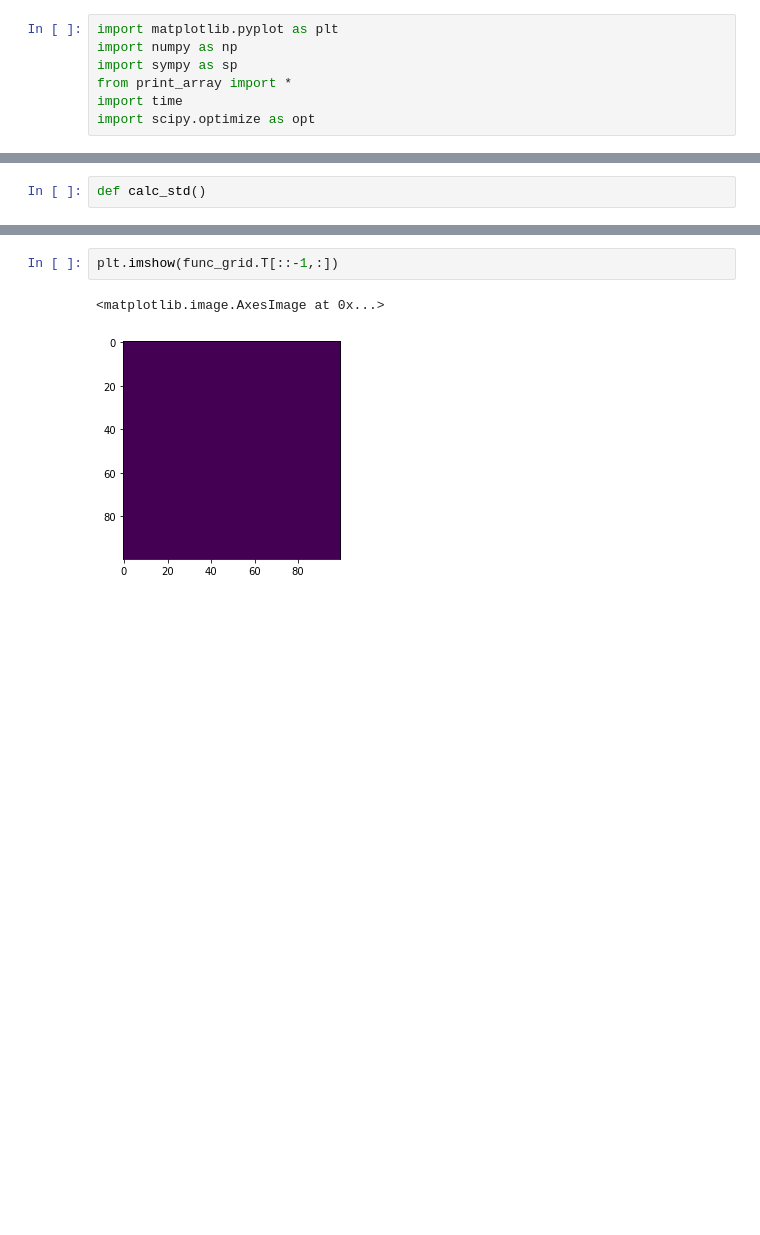
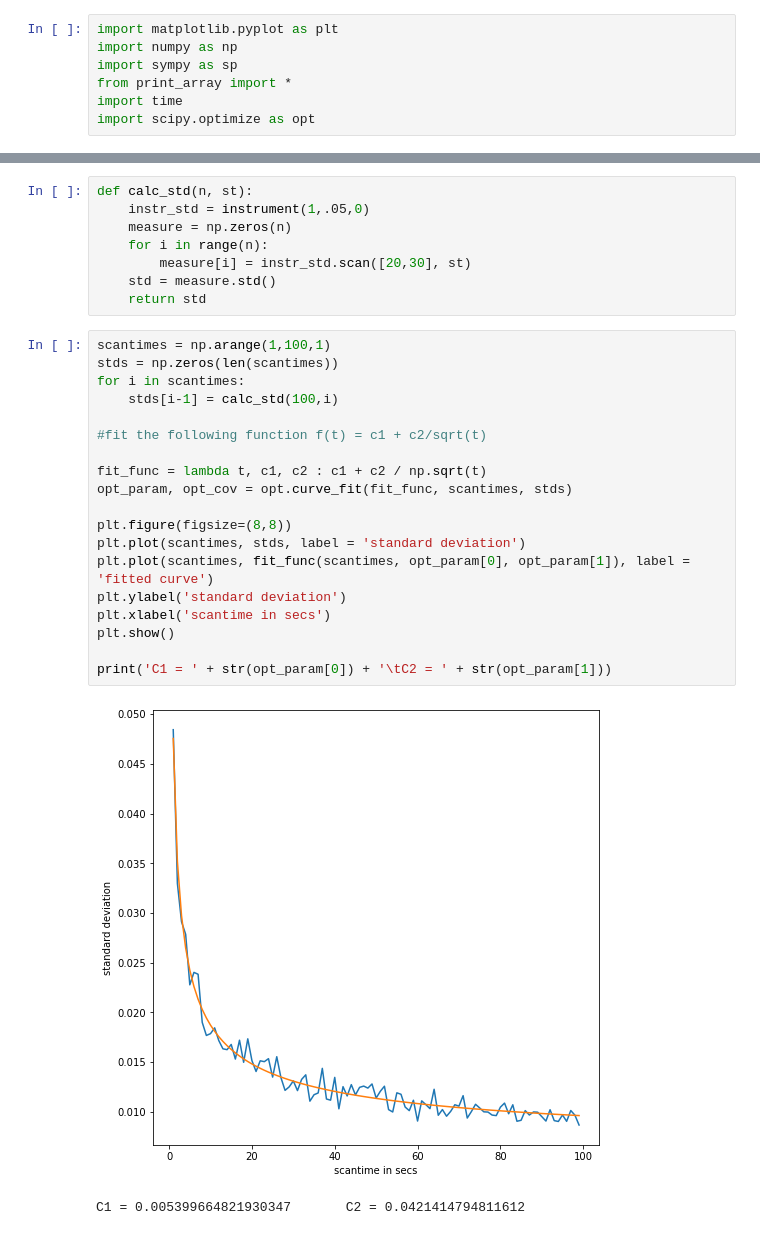
Before and after one commit to d3sp3r4t3Student/Observation-and-Data-Processing, a Jupyter notebook: Interpolation2.ipynb, the cells around one changed output, grey strips where cells are left out. Drawn from its saved outputs; the diff is of its cells as text; blank space fills up the shorter version.

```diff
--- a/Interpolation2.ipynb
+++ b/Interpolation2.ipynb
@@ -36,5 +36,3 @@ measurement value at [20,30] for a integaration time of 10s: 0.00069279370383704
-# %%
-def calc_std()
 # %%
 instr = instrument(50,0.01,0.5)
 
@@ -97,5 +95,30 @@ best scantime: [0.01]   best stepsize: 1
-# %%
-plt.imshow(func_grid.T[::-1,:])
-# %% [output]
-<matplotlib.image.AxesImage at 0x...>
-[figure, removed]
+# %%
+def calc_std(n, st):
+    instr_std = instrument(1,.05,0)
+    measure = np.zeros(n)
+    for i in range(n):
+        measure[i] = instr_std.scan([20,30], st)
+    std = measure.std()
+    return std
+# %%
+scantimes = np.arange(1,100,1)
+stds = np.zeros(len(scantimes))
+for i in scantimes:
+    stds[i-1] = calc_std(100,i)
+
+#fit the following function f(t) = c1 + c2/sqrt(t)
+
+fit_func = lambda t, c1, c2 : c1 + c2 / np.sqrt(t)
+opt_param, opt_cov = opt.curve_fit(fit_func, scantimes, stds)
+
+plt.figure(figsize=(8,8))
+plt.plot(scantimes, stds, label = 'standard deviation')
+plt.plot(scantimes, fit_func(scantimes, opt_param[0], opt_param[1]), label = 'fitted curve')
+plt.ylabel('standard deviation')
+plt.xlabel('scantime in secs')
+plt.show()
+
+print('C1 = ' + str(opt_param[0]) + '\tC2 = ' + str(opt_param[1]))
+# %% [output]
+[figure, added]
+C1 = 0.005399664821930347       C2 = 0.0421414794811612
```
Also changed, not shown: parts of 5 cells of this notebook, 2 other files.
